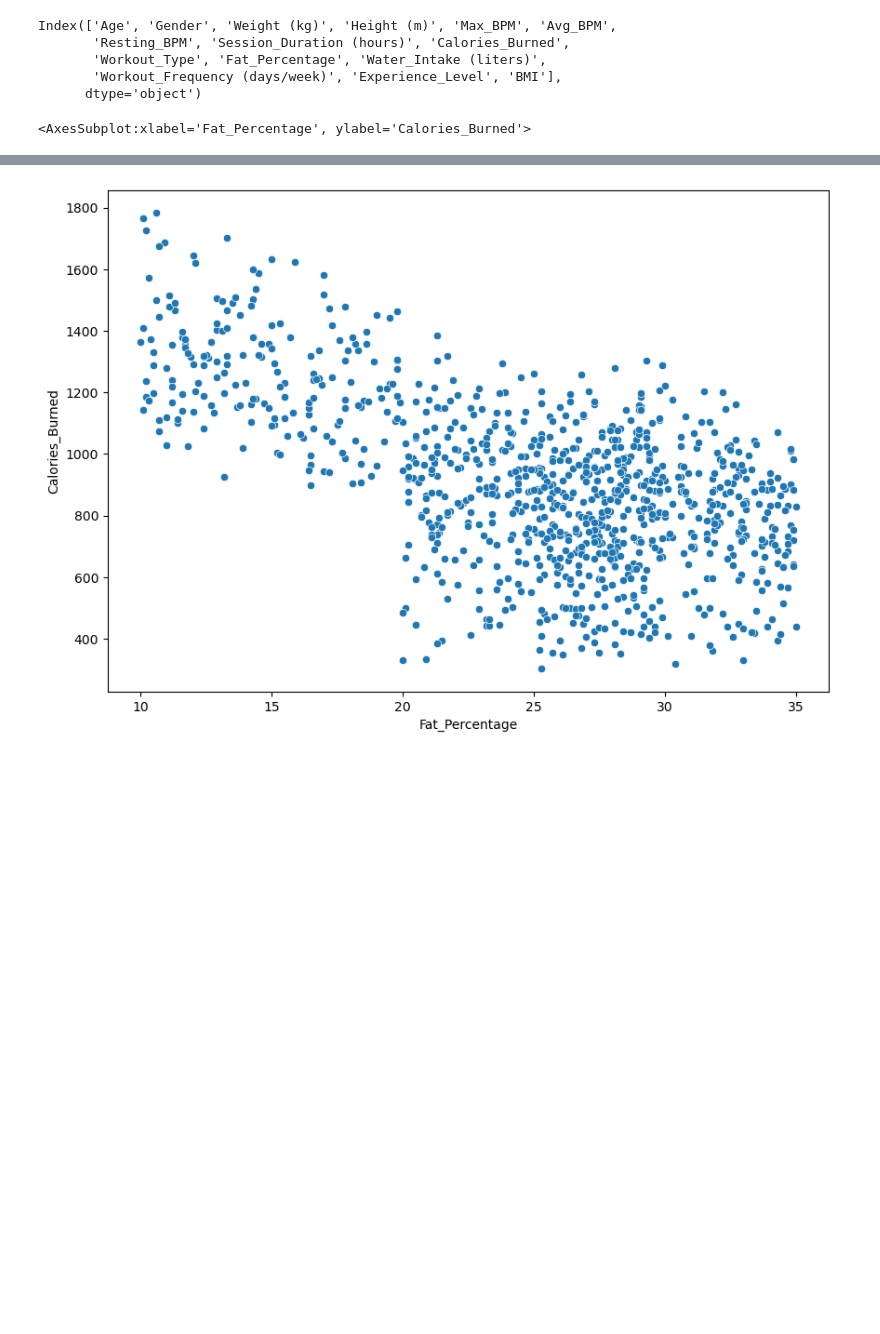
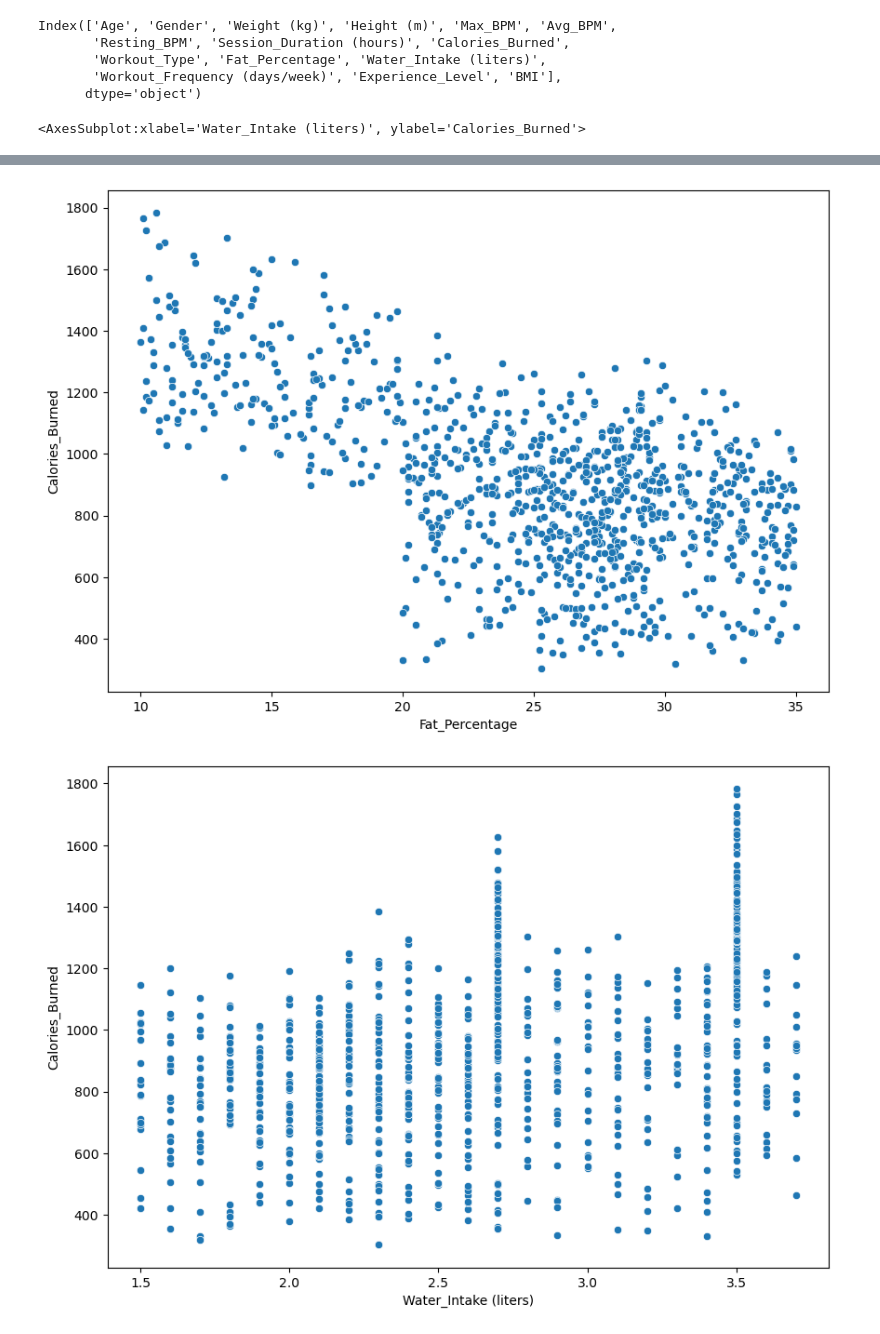
Before and after one commit to MaukanMir/Gym-Members-Exercise, a Jupyter notebook: training.ipynb, the cells around one changed output, grey strips where cells are left out. Cells and saved outputs as stored; diff of their text form; code cells hidden in the pictures; blank space fills up the shorter version.

```diff
--- a/training.ipynb
+++ b/training.ipynb
@@ -401,22 +401,26 @@ Index(['Age', 'Gender', 'Weight (kg)', 'Height (m)', 'Max_BPM', 'Avg_BPM',
 # %%
 plt.figure(figsize=(10, 7))
 sns.scatterplot(data=df, x = "Workout_Type", y="Calories_Burned")
 
 plt.figure(figsize=(10, 7))
 sns.scatterplot(data=df, x = "Session_Duration (hours)", y="Calories_Burned")
 
 plt.figure(figsize=(10, 7))
 sns.scatterplot(data=df, x = "Workout_Frequency (days/week)", y="Calories_Burned")
 
 plt.figure(figsize=(10, 7))
 sns.scatterplot(data=df, x = "Weight (kg)", y="Calories_Burned")
 
 plt.figure(figsize=(10, 7))
 sns.scatterplot(data=df, x = "Fat_Percentage", y="Calories_Burned")
+
+plt.figure(figsize=(10, 7))
+sns.scatterplot(data=df, x = "Water_Intake (liters)", y="Calories_Burned")
 # %% [output]
-<AxesSubplot:xlabel='Fat_Percentage', ylabel='Calories_Burned'>
+<AxesSubplot:xlabel='Water_Intake (liters)', ylabel='Calories_Burned'>
 [figure]
 [figure]
 [figure]
 [figure]
 [figure]
+[figure, added]
```
